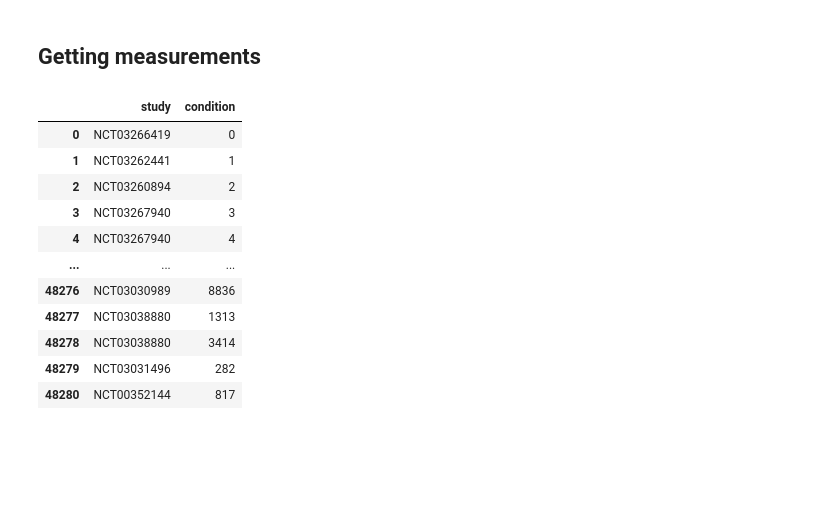
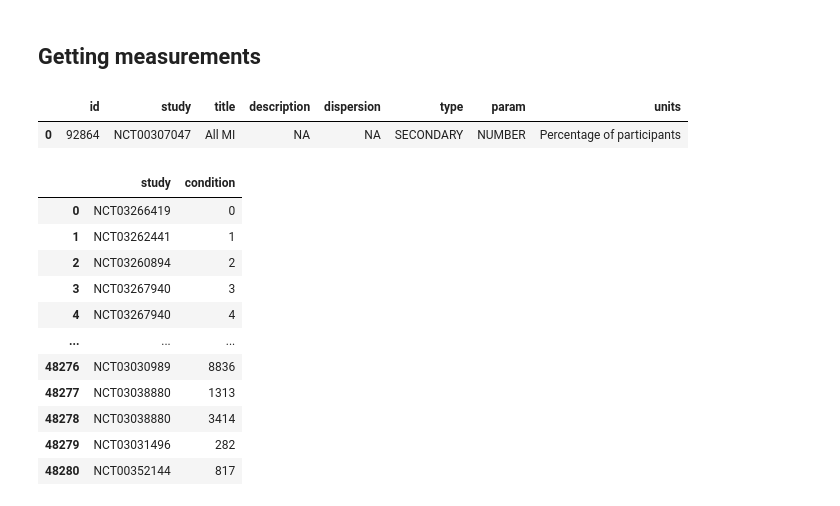
Before and after one commit to mediboard/treats, a Jupyter notebook: notebooks/MeasureSimilarity.ipynb, the cells around one changed output. Cells and saved outputs as stored; diff of their text form; code cells hidden in the pictures; blank space fills up the shorter version.

```diff
--- a/notebooks/MeasureSimilarity.ipynb
+++ b/notebooks/MeasureSimilarity.ipynb
@@ -15,6 +15,15 @@ connection = db.connect()
 
 measurements = pd.read_sql("select * from measures", connection)
 study_conditions = pd.read_sql("select * from study_conditions", connection)
+# %%
+db = sa.create_engine("postgresql://meditreats:meditreats@df-treats-db.cs6hxh6ocizm.us-west-2.rds.amazonaws.com:5432/meditreats")
+
+connection = db.connect()
+
+pd.read_sql("select * from measures where id=92864", connection)
+# %% [output]
+|  | id | study | title | description | dispersion | type | param | units |
+| 0 | 92864 | NCT00307047 | All MI | NA | NA | SECONDARY | NUMBER | Percentage of participants |
 # %%
 study_conditions[['study', 'condition']]
 # %% [output]
```
